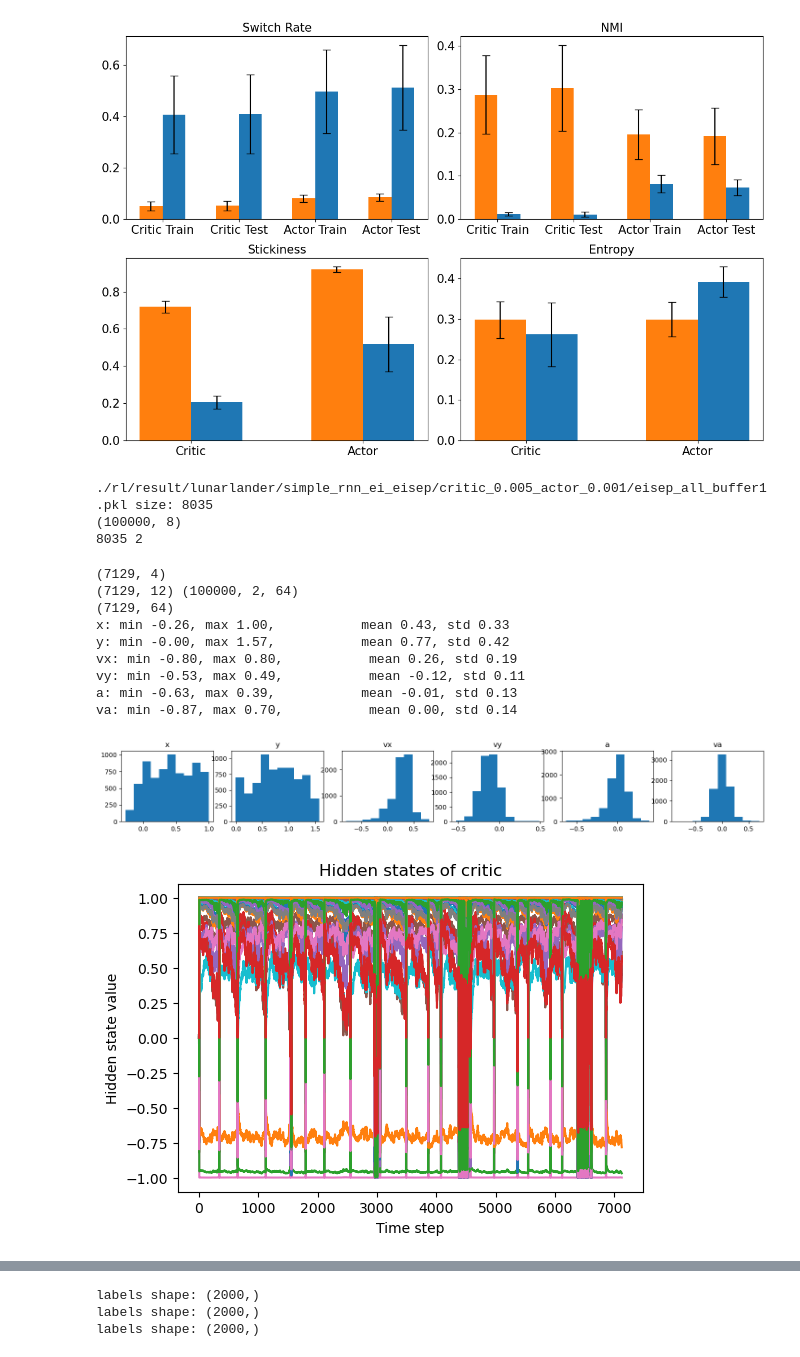
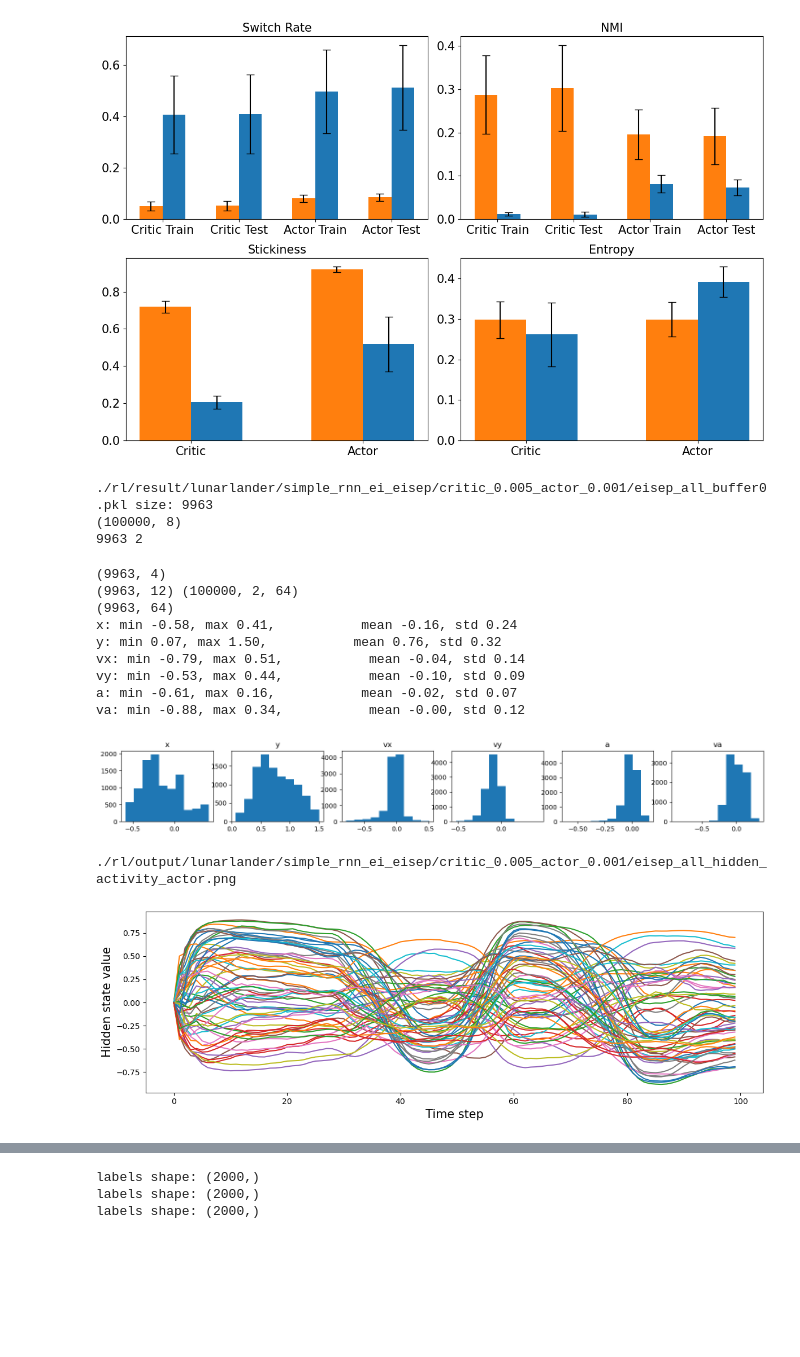
Before and after one commit to NeuroAIHub/EISep, a Jupyter notebook: docs/examples/rl_hmm.ipynb, the cells around one changed output, grey strips where cells are left out. Cells and saved outputs as stored; diff of their text form; code cells hidden in the pictures; blank space fills up the shorter version.

```diff
--- a/docs/examples/rl_hmm.ipynb
+++ b/docs/examples/rl_hmm.ipynb
@@ -178,16 +178,16 @@ critic_lr = 0.005
 
 info_path = f'./rl/result/lunarlander/simple_{simple_type}_ei_{ei_type}/critic_{critic_lr}_actor_{actor_lr}/{configuration}.pkl'
 
-buffer_path = info_path.replace('.pkl', '_buffer1.pkl')
+buffer_path = info_path.replace('.pkl', '_buffer0.pkl')
 buffer.load(buffer_path)
 print(buffer.state.shape)
 print(buffer.ptr, buffer.n_h)
 # print(buffer.episode_rewards.mean())
-network_name = 'critic'
+network_name = 'actor'
 # %% [output]
-./rl/result/lunarlander/simple_rnn_ei_eisep/critic_0.005_actor_0.001/eisep_all_buffer1.pkl size: 8035
+./rl/result/lunarlander/simple_rnn_ei_eisep/critic_0.005_actor_0.001/eisep_all_buffer0.pkl size: 9963
 (100000, 8)
-8035 2
+9963 2
 # %%
 n_action = int(buffer.action.max()+1)
 feature_dim = buffer.state.shape[-1] + n_action
@@ -213,26 +213,35 @@ for i in range(6):
     ax[i].set_title(tick_names[i])
 plt.show()
 # %% [output]
-(7129, 4)
-(7129, 12) (100000, 2, 64)
-(7129, 64)
-x: min -0.26, max 1.00,           mean 0.43, std 0.33
-y: min -0.00, max 1.57,           mean 0.77, std 0.42
-vx: min -0.80, max 0.80,           mean 0.26, std 0.19
-vy: min -0.53, max 0.49,           mean -0.12, std 0.11
-a: min -0.63, max 0.39,           mean -0.01, std 0.13
-va: min -0.87, max 0.70,           mean 0.00, std 0.14
+(9963, 4)
+(9963, 12) (100000, 2, 64)
+(9963, 64)
+x: min -0.58, max 0.41,           mean -0.16, std 0.24
+y: min 0.07, max 1.50,           mean 0.76, std 0.32
+vx: min -0.79, max 0.51,           mean -0.04, std 0.14
+vy: min -0.53, max 0.44,           mean -0.10, std 0.09
+a: min -0.61, max 0.16,           mean -0.02, std 0.07
+va: min -0.88, max 0.34,           mean -0.00, std 0.12
-[figure, old version]
+[figure, new version]
 # %%
-fig, ax = plt.subplots(1,1, figsize=(6,4))
+fig, ax = plt.subplots(1,1, figsize=(12,4))
+fontsize = 15
 for i in range(buffer_hidden.shape[1]):
-    ax.plot(buffer_hidden[:, i], label=f'unit {i}')
-ax.set_title(f'Hidden states of {network_name}')
-ax.set_xlabel('Time step')
-ax.set_ylabel('Hidden state value')
-plt.show()
+    ax.plot(buffer_hidden[:100, i], label=f'unit {i}')
+    # print(buffer_hidden[:50,i])
+# ax.set_title(f'Hidden states of {network_name}', fontsize=fontsize)
+ax.set_xlabel('Time step', fontsize=fontsize)
+ax.set_ylabel('Hidden state value', fontsize=fontsize)
+# ax.legend()
+plt.tight_layout()
+# plt.show()
+path = f'./rl/output/lunarlander/simple_{simple_type}_ei_{ei_type}/critic_{critic_lr}_actor_{actor_lr}/{configuration}_hidden_activity_{network_name}.png'
+os.makedirs(os.path.dirname(path), exist_ok=True)
+plt.savefig(path, dpi=400)
+print(path)
 # %% [output]
+./rl/output/lunarlander/simple_rnn_ei_eisep/critic_0.005_actor_0.001/eisep_all_hidden_activity_actor.png
-[figure, old version]
+[figure, new version]
 # %%
 import numpy as np
 from sklearn.preprocessing import StandardScaler
```
Also changed, not shown: parts of 6 cells of this notebook, 2 other files.
